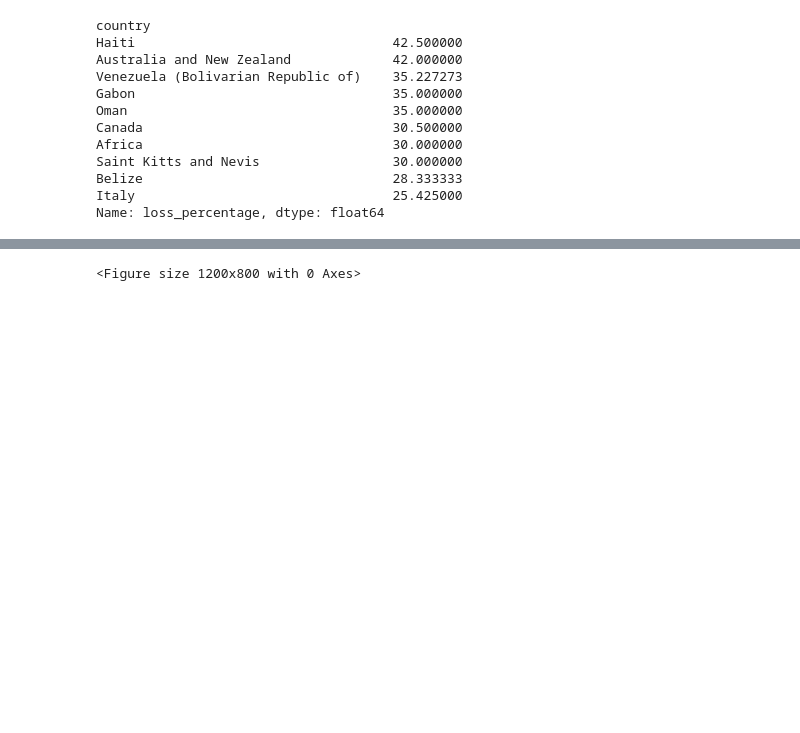
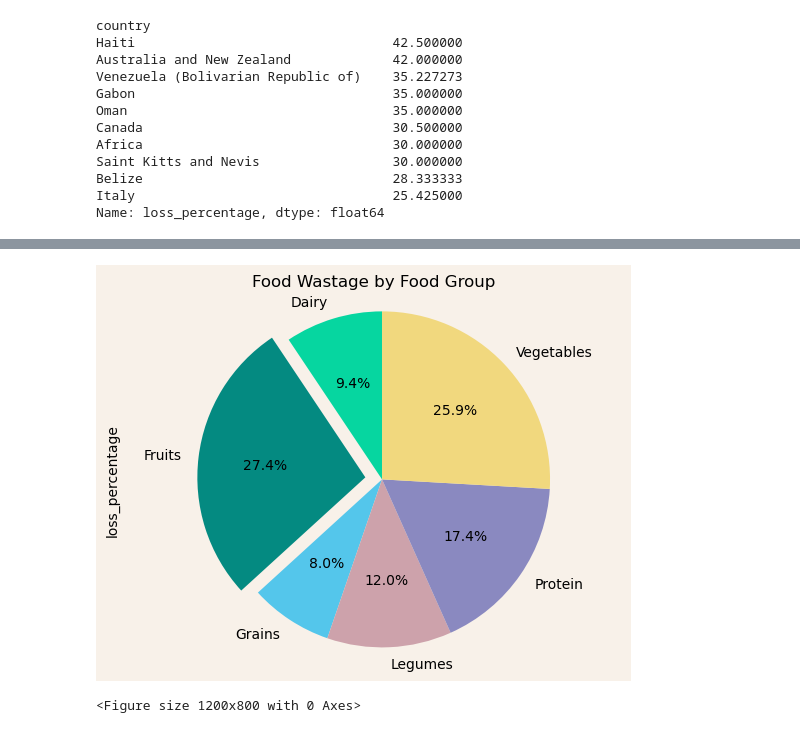
Before and after one commit to alanisrperez/food-waste-patterns, a Jupyter notebook: alanis stuff/updated_main_ALANIS.ipynb, the cells around one changed output, grey strips where cells are left out. Cells and saved outputs as stored; diff of their text form; code cells hidden in the pictures; blank space fills up the shorter version.

```diff
--- a/alanis stuff/updated_main_ALANIS.ipynb
+++ b/alanis stuff/updated_main_ALANIS.ipynb
@@ -244,3 +322,18 @@ plt.savefig('viz/food_group_waste_by_top_10_countries.png')
+# %%
+# Pie Chart
+custom_colors = ['#06D6A0', '#048A81', '#54C6EB', '#CDA2AB', '#8A89C0', '#F1D87E']
+explode = (0, 0.1, 0, 0, 0, 0)
+
+pie_chart = food_loss_df.groupby('food_group')['loss_percentage'].mean()
+
+pie_chart.plot(kind='pie', autopct='%1.1f%%', startangle=90, explode=explode, colors=custom_colors)
+plt.title('Food Wastage by Food Group')
+plt.gca().set_facecolor('#F8F1E9')  # Set the background color of the plot area
+plt.gcf().set_facecolor('#F8F1E9')  # Set the background color of the figure
+plt.axis('equal')  # Equal aspect ratio ensures that the pie is drawn as a circle
+plt.savefig('viz/pie_food_group_waste_MEAN.png')
+# %% [output]
+[figure, added]
 # %%
 top_continents = food_loss_df.groupby('continent')['loss_percentage'].mean().nlargest(10)
 top_continents_data = food_loss_df[food_loss_df['continent'].isin(top_continents.index)]
```
Also changed, not shown: parts of 8 cells of this notebook, 7 other files.
